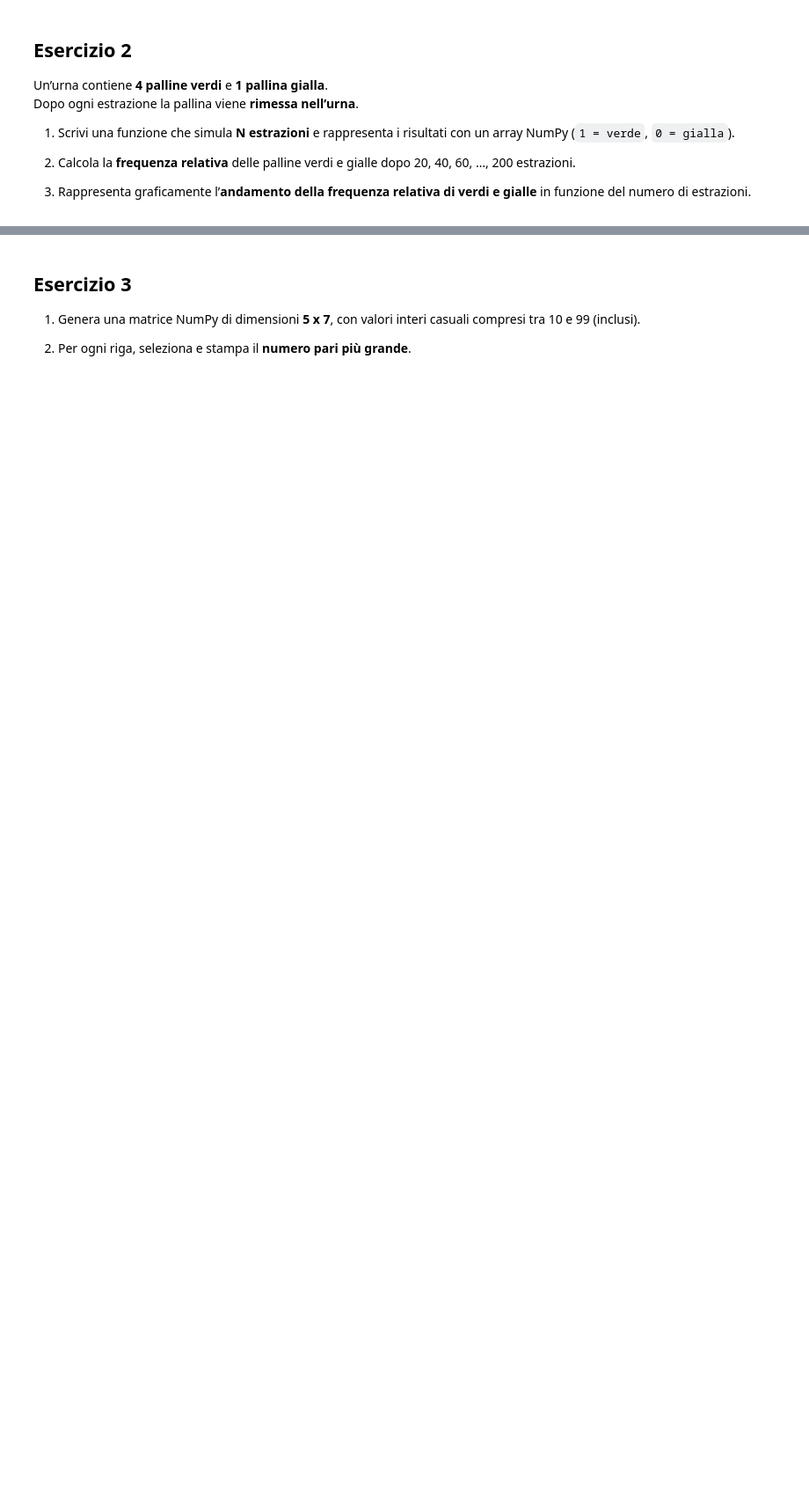
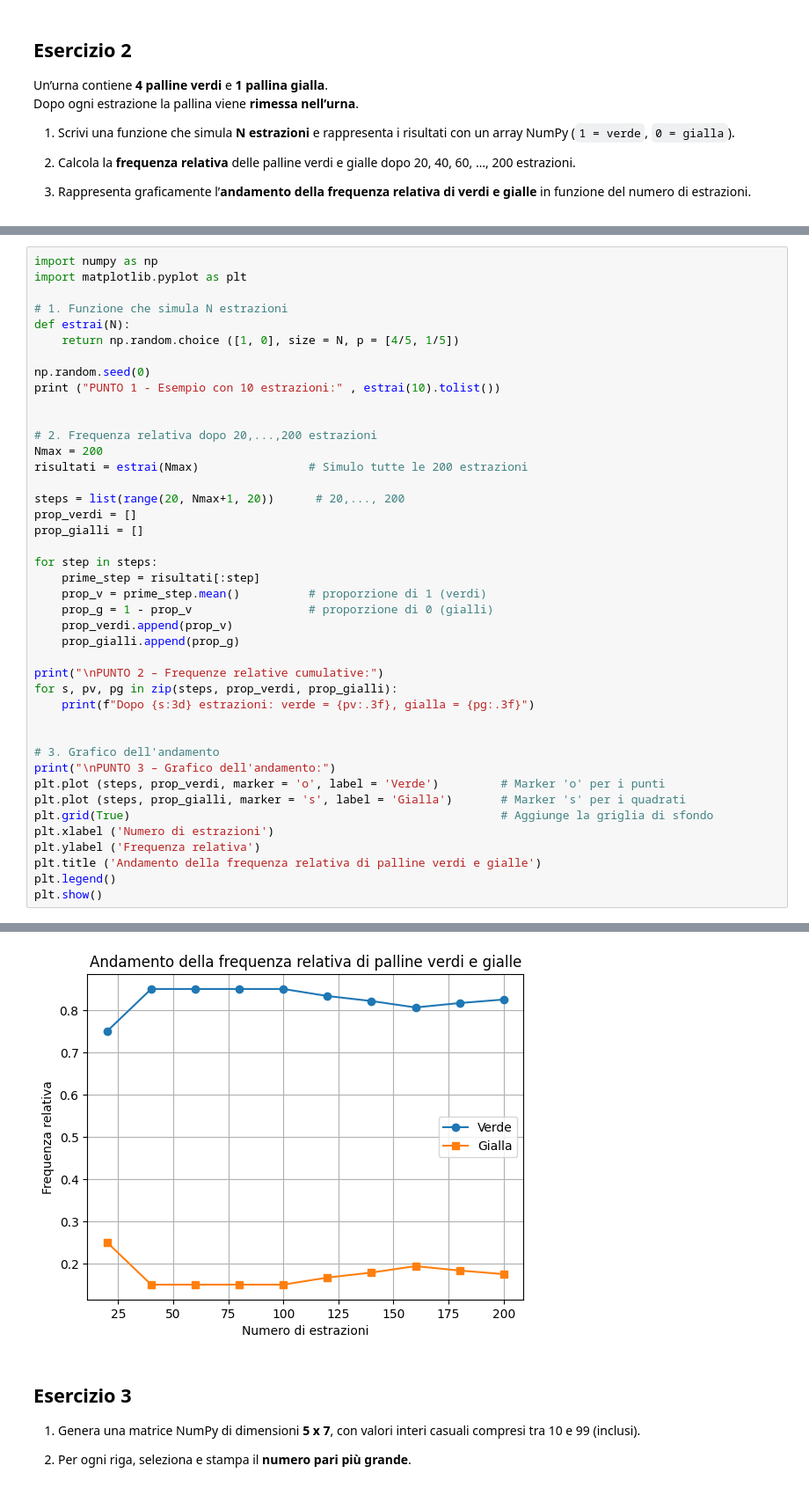
Before and after one commit to s266112/Programming_Lab-2_PY-, a Jupyter notebook: 2026/Esame anni passati/Appello 4 (Sess INV) 11-9-25/esame_09_11.ipynb, the cells around one changed output, grey strips where cells are left out. Shown at 88% size. Drawn from its saved outputs; the diff is of its cells as text; blank space fills up the shorter version.

```diff
--- a/2026/Esame anni passati/Appello 4 (Sess INV) 11-9-25/esame_09_11.ipynb
+++ b/2026/Esame anni passati/Appello 4 (Sess INV) 11-9-25/esame_09_11.ipynb
@@ -58,0 +119,43 @@ Dopo ogni estrazione la pallina viene **rimessa nell’urna**.
+# %%
+import numpy as np
+import matplotlib.pyplot as plt
+
+# 1. Funzione che simula N estrazioni
+def estrai(N):
+    return np.random.choice ([1, 0], size = N, p = [4/5, 1/5])
+
+np.random.seed(0)
+print ("PUNTO 1 - Esempio con 10 estrazioni:" , estrai(10).tolist())
+
+
+# 2. Frequenza relativa dopo 20,...,200 estrazioni
+Nmax = 200
+risultati = estrai(Nmax)                # Simulo tutte le 200 estrazioni
+
+steps = list(range(20, Nmax+1, 20))      # 20,..., 200
+prop_verdi = []
+prop_gialli = []
+
+for step in steps:
+    prime_step = risultati[:step]
+    prop_v = prime_step.mean()          # proporzione di 1 (verdi)
+    prop_g = 1 - prop_v                 # proporzione di 0 (gialli)
+    prop_verdi.append(prop_v)
+    prop_gialli.append(prop_g)
+
+print("\nPUNTO 2 – Frequenze relative cumulative:")
+for s, pv, pg in zip(steps, prop_verdi, prop_gialli):
+    print(f"Dopo {s:3d} estrazioni: verde = {pv:.3f}, gialla = {pg:.3f}")
+
+
+# 3. Grafico dell'andamento
+print("\nPUNTO 3 – Grafico dell'andamento:")
+plt.plot (steps, prop_verdi, marker = 'o', label = 'Verde')         # Marker 'o' per i punti
+plt.plot (steps, prop_gialli, marker = 's', label = 'Gialla')       # Marker 's' per i quadrati
+plt.grid(True)                                                      # Aggiunge la griglia di sfondo
+plt.xlabel ('Numero di estrazioni')
+plt.ylabel ('Frequenza relativa')
+plt.title ('Andamento della frequenza relativa di palline verdi e gialle')
+plt.legend()
+plt.show()
+# %% [output]
@@ -59,3 +177,4 @@ Dopo ogni estrazione la pallina viene **rimessa nell’urna**.
+[figure, added]
 # %% [markdown]
 ## Esercizio 3
 
```
Also changed, not shown: parts of 12 cells of this notebook.
